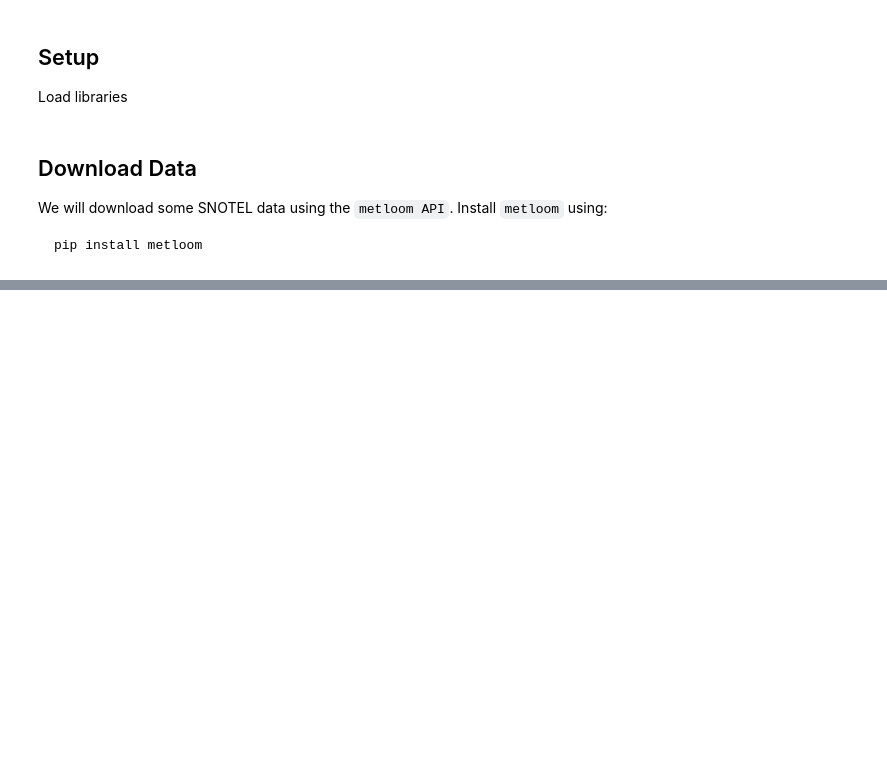
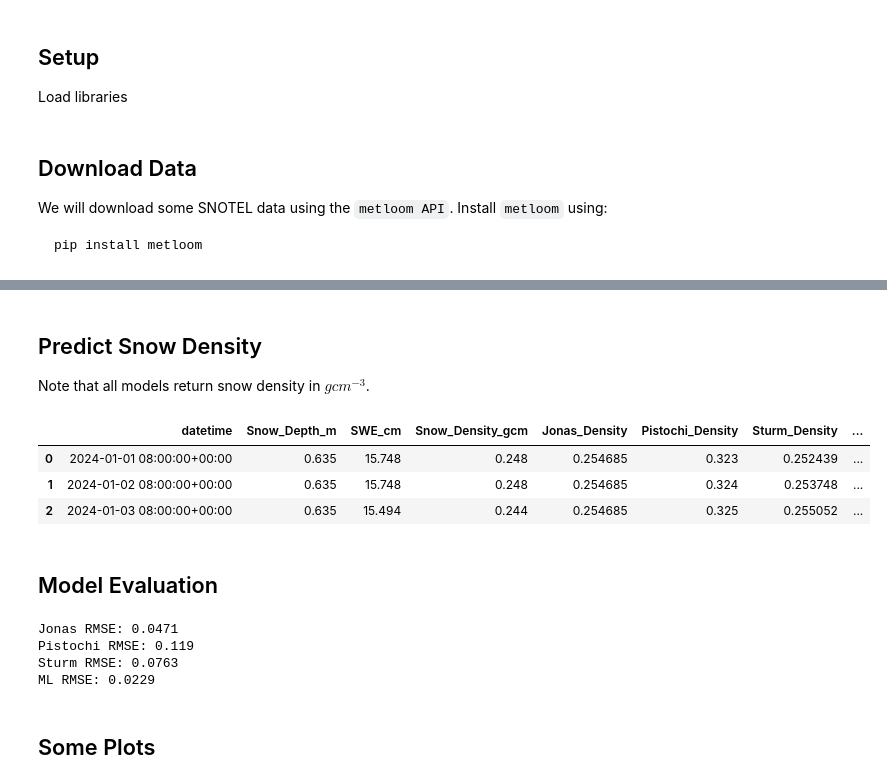
Before and after one commit to Ibrahim-Ola/snow_density_ai, a Jupyter notebook: examples/density_prediction.ipynb, the cells around one changed output, grey strips where cells are left out. Drawn from its saved outputs; the diff is of its cells as text; code cells hidden in the pictures; blank space fills up the shorter version.

```diff
--- a/examples/density_prediction.ipynb
+++ b/examples/density_prediction.ipynb
@@ -64,0 +123,44 @@ We will do the following:
+# %% [markdown]
+## Predict Snow Density
+
+Note that all models return snow density in $gcm^{-3}$.
+# %%
+preds=(
+    clean_data
+    .assign(
+        Jonas_Density=lambda x: JonasDensity().predict(data=x, snow_depth='Snow_Depth_m', month='Month', elevation='Elevation_m'),
+        Pistochi_Density=lambda x: PistochiDensity().predict(data=x, DOY='datetime'),
+        Sturm_Density=lambda x: SturmDensity().predict(data=x, snow_depth='Snow_Depth_m', DOY='datetime', snow_class='Snow_Class'),
+        ML_Density=lambda x: MachineLearningDensity().predict(data=x, snow_depth='Snow_Depth_m', DOY='datetime', snow_class='Snow_Class', elevation='Elevation_m', tavg='TAVG_degC', tmin='TMIN_degC', tmax='TMAX_degC')
+    )
+    .drop(columns=[
+        "SWE",
+        "Elevation_m",
+        "TAVG_degC",
+        "TMIN_degC",
+        "TMAX_degC",
+        "Month",
+        "Snow_Class"
+    ])
+ )
+
+preds.head(3)
+# %% [output]
+|  | datetime | Snow_Depth_m | SWE_cm | Snow_Density_gcm | Jonas_Density | Pistochi_Density | Sturm_Density | ... |
+| 0 | 2024-01-01 08:00:00+00:00 | 0.635 | 15.748 | 0.248 | 0.254685 | 0.323 | 0.252439 | ... |
+| 1 | 2024-01-02 08:00:00+00:00 | 0.635 | 15.748 | 0.248 | 0.254685 | 0.324 | 0.253748 | ... |
+| 2 | 2024-01-03 08:00:00+00:00 | 0.635 | 15.494 | 0.244 | 0.254685 | 0.325 | 0.255052 | ... |
+# %% [markdown]
+## Model Evaluation
+# %%
+print(f"Jonas RMSE: {root_mean_squared_error(preds.Snow_Density_gcm, preds.Jonas_Density):.3}")
+print(f"Pistochi RMSE: {root_mean_squared_error(preds.Snow_Density_gcm, preds.Pistochi_Density):.3}")
+print(f"Sturm RMSE: {root_mean_squared_error(preds.Snow_Density_gcm, preds.Sturm_Density):.3}")
+print(f"ML RMSE: {root_mean_squared_error(preds.Snow_Density_gcm, preds.ML_Density):.3}")
+# %% [output]
+Jonas RMSE: 0.0471
+Pistochi RMSE: 0.119
+Sturm RMSE: 0.0763
+ML RMSE: 0.0229
+# %% [markdown]
+## Some Plots
```
Also changed, not shown: parts of 10 cells of this notebook.
